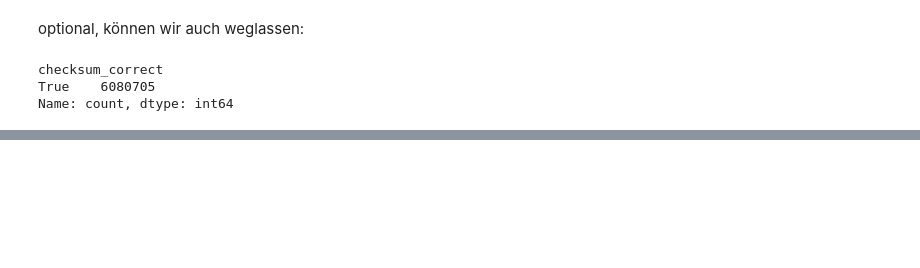
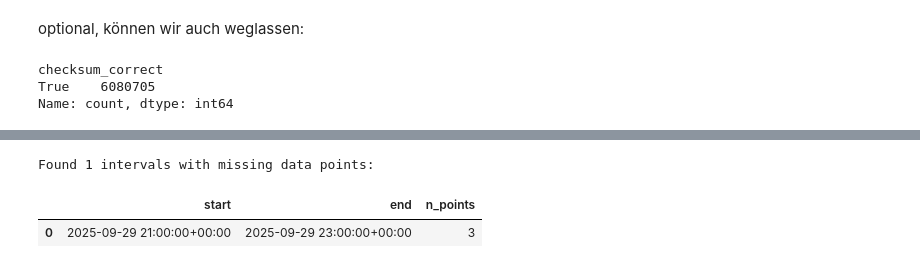
Before and after one commit to skessler01/data_literacy, a Jupyter notebook: notebooks/pipeline.ipynb, the cells around one changed output, grey strips where cells are left out. Cells and saved outputs as stored; diff of their text form; code cells hidden in the pictures; blank space fills up the shorter version.

```diff
--- a/notebooks/pipeline.ipynb
+++ b/notebooks/pipeline.ipynb
@@ -186,0 +274,4 @@ Name: count, dtype: int64
+# %%
+# List of intervals with missing data
+for index, row in intervals.iterrows():
+    print(f"From {row['start']} to {row['end']} ({row['n_points']} missing points)")
@@ -186,0 +333,20 @@ Name: count, dtype: int64
+# %%
+missing = bike_data_counter['flag'] == 'missing'
+grp = (missing != missing.shift()).cumsum()
+missing_data = bike_data_counter[missing].assign(group=grp)
+missing_intervals = (
+    missing_data
+    .groupby('group')
+    .agg(
+        start=('timestamp', 'min'),
+        end=('timestamp', 'max'),
+        n_points=('timestamp', 'count')
+    )
+    .reset_index(drop=True)
+)
+print(f'Found {len(missing_intervals)} intervals with missing data points:')
+missing_intervals
+# %% [output]
+Found 1 intervals with missing data points:
+|  | start | end | n_points |
+| 0 | 2025-09-29 21:00:00+00:00 | 2025-09-29 23:00:00+00:00 | 3 |
```
Also changed, not shown: parts of 21 cells of this notebook, 1 other file.
